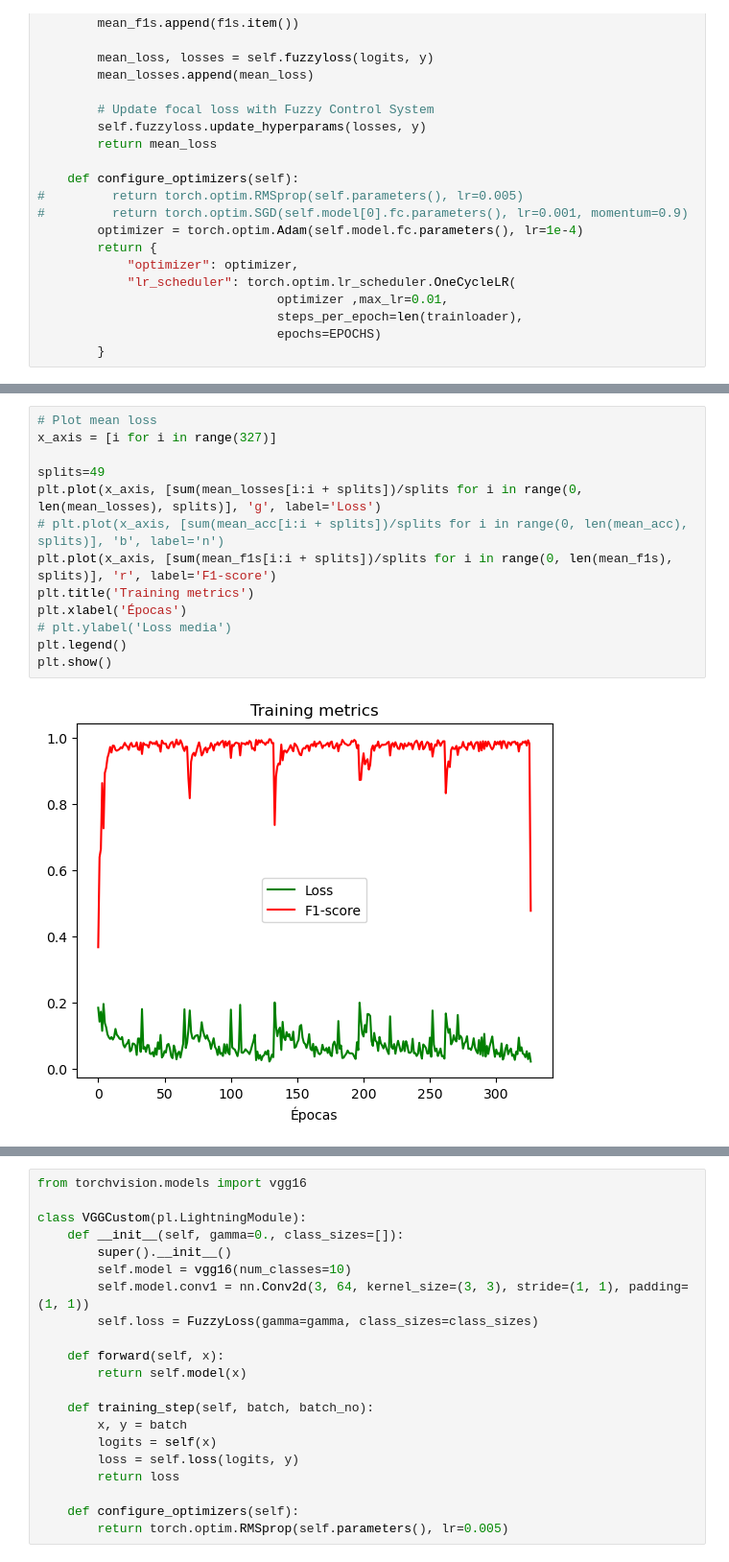
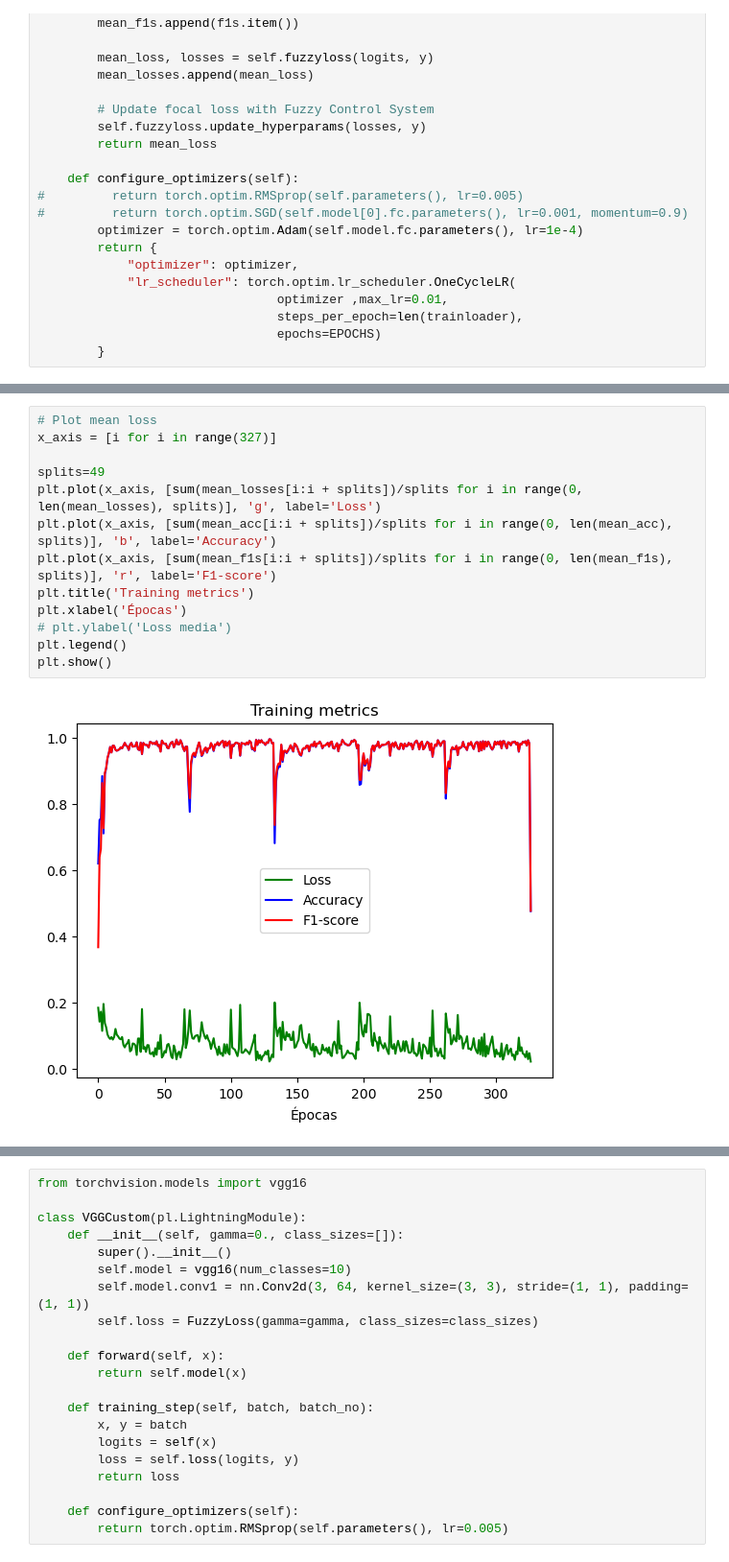
Before and after one commit to danibt656/final-thesis, a Jupyter notebook: src/FICAR.ipynb, the cells around one changed output, grey strips where cells are left out. Shown: that part at 96% size. Drawn from its saved outputs; the diff is of its cells as text.

```diff
--- a/src/FICAR.ipynb
+++ b/src/FICAR.ipynb
@@ -500,16 +401,16 @@ LOCAL_RANK: 0 - CUDA_VISIBLE_DEVICES: [0]
-# %%
-# Plot mean loss
-x_axis = [i for i in range(327)]
-
-splits=49
-plt.plot(x_axis, [sum(mean_losses[i:i + splits])/splits for i in range(0, len(mean_losses), splits)], 'g', label='Loss')
-# plt.plot(x_axis, [sum(mean_acc[i:i + splits])/splits for i in range(0, len(mean_acc), splits)], 'b', label='n')
-plt.plot(x_axis, [sum(mean_f1s[i:i + splits])/splits for i in range(0, len(mean_f1s), splits)], 'r', label='F1-score')
-plt.title('Training metrics')
-plt.xlabel('Épocas')
-# plt.ylabel('Loss media')
-plt.legend()
-plt.show()
-# %% [output]
-[figure, removed]
+# %%
+# Plot mean loss
+x_axis = [i for i in range(327)]
+
+splits=49
+plt.plot(x_axis, [sum(mean_losses[i:i + splits])/splits for i in range(0, len(mean_losses), splits)], 'g', label='Loss')
+plt.plot(x_axis, [sum(mean_acc[i:i + splits])/splits for i in range(0, len(mean_acc), splits)], 'b', label='Accuracy')
+plt.plot(x_axis, [sum(mean_f1s[i:i + splits])/splits for i in range(0, len(mean_f1s), splits)], 'r', label='F1-score')
+plt.title('Training metrics')
+plt.xlabel('Épocas')
+# plt.ylabel('Loss media')
+plt.legend()
+plt.show()
+# %% [output]
+[figure, added]
 # %% [markdown]
```
Also changed, not shown: parts of 13 cells of this notebook, 1 other file.
